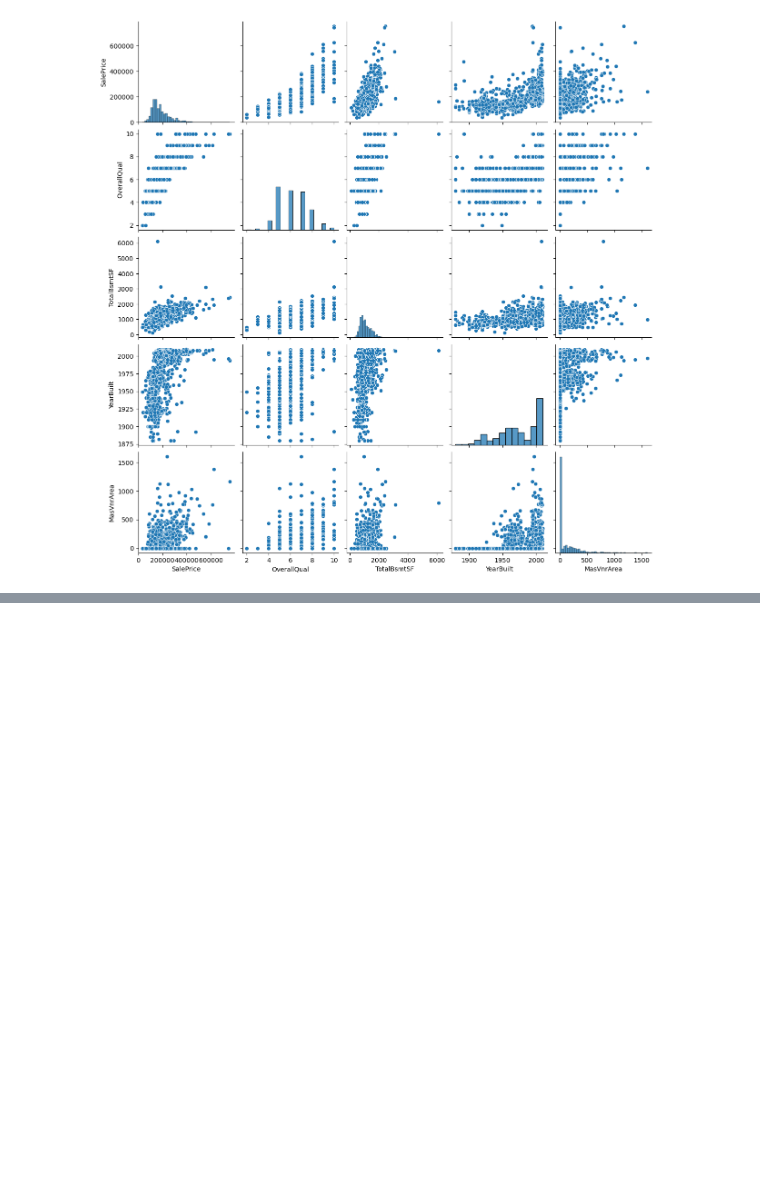
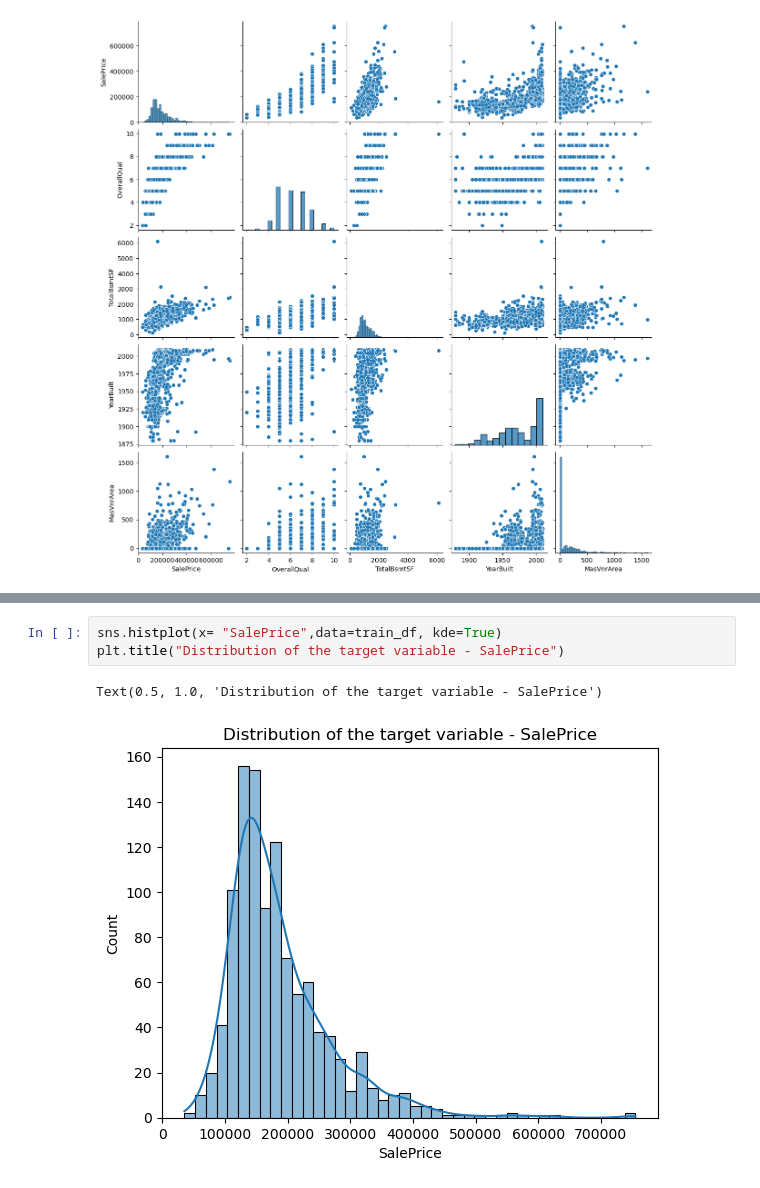
Before and after one commit to dilruu89/Kaggle, a Jupyter notebook: 02-regression-analysis-house-pricing.ipynb, the cells around one changed output, grey strips where cells are left out. Drawn from its saved outputs; the diff is of its cells as text; blank space fills up the shorter version.

```diff
--- a/02-regression-analysis-house-pricing.ipynb
+++ b/02-regression-analysis-house-pricing.ipynb
@@ -380,0 +275,6 @@ strong multicollinearity problems or that the design matrix is singular.
+# %%
+sns.histplot(x= "SalePrice",data=train_df, kde=True)
+plt.title("Distribution of the target variable - SalePrice")
+# %% [output]
+Text(0.5, 1.0, 'Distribution of the target variable - SalePrice')
+[figure, added]
```
Also changed, not shown: parts of 89 cells of this notebook.
